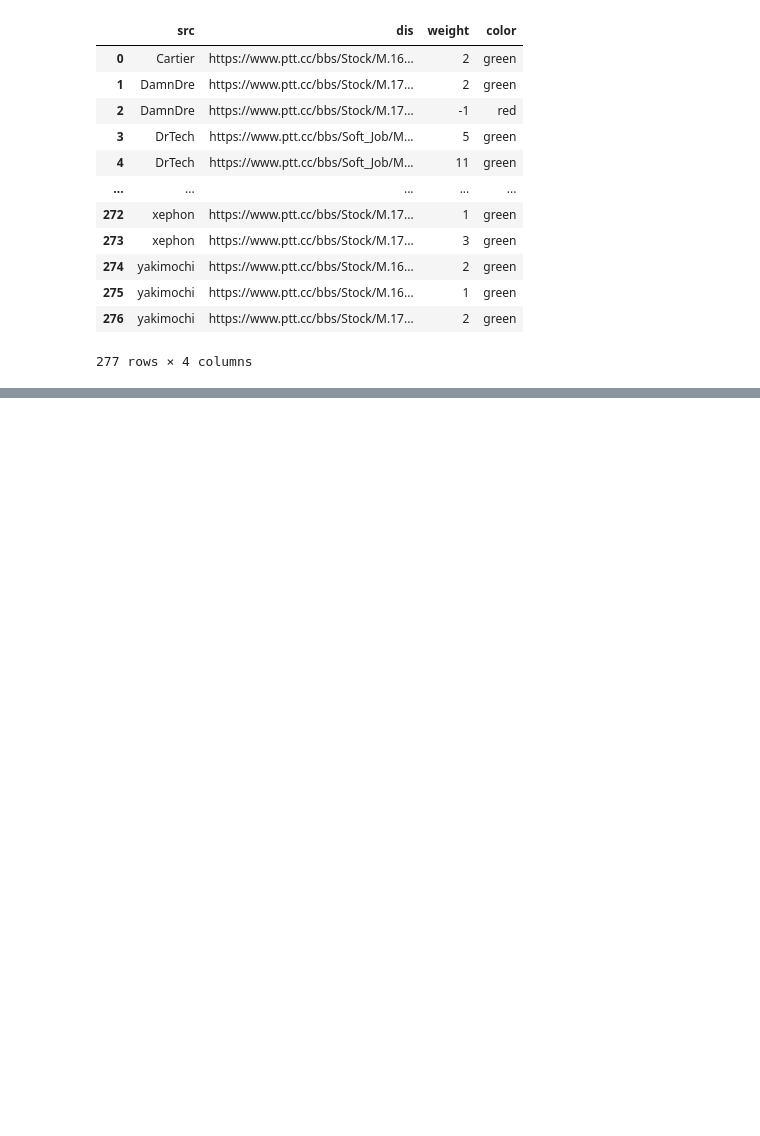
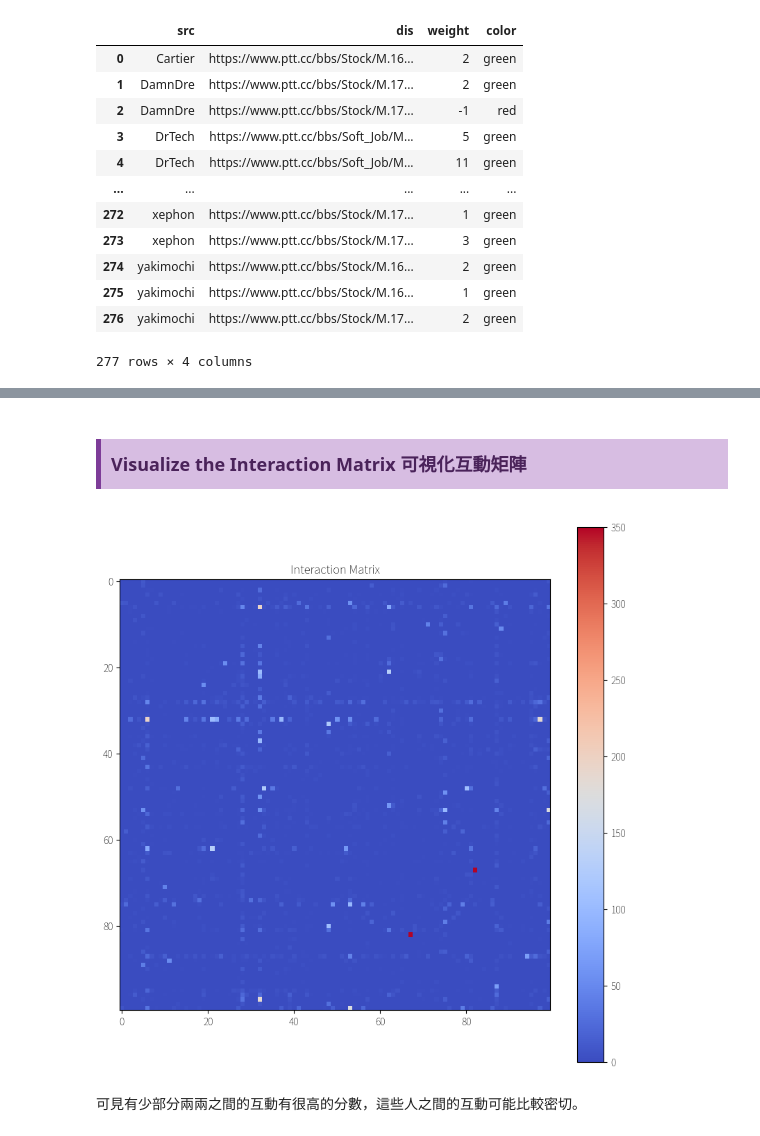
Before and after one commit to whats2000/SocialMediaAnalysisAboutAITrend, a Jupyter notebook: NetworkAnalysis.ipynb, the cells around one changed output, grey strips where cells are left out. Drawn from its saved outputs; the diff is of its cells as text; code cells hidden in the pictures; blank space fills up the shorter version.

```diff
--- a/NetworkAnalysis.ipynb
+++ b/NetworkAnalysis.ipynb
@@ -389,0 +397,13 @@ array([[0., 0., 0., ..., 0., 0., 0.],
+# %% [markdown]
+## <div style="font-family: 'Lucida Sans Unicode', sans-serif; font-size: 18px; color: #4A235A; background-color: #D7BDE2; text-align: left; padding: 10px; border-left: 5px solid #7D3C98; box-shadow: 0 4px 6px rgba(0, 0, 0, 0.2); margin-bottom: 10px;">Visualize the Interaction Matrix 可視化互動矩陣</div>
+# %%
+plt.figure(figsize=(10, 10))
+
+plt.imshow(matrix_sum, cmap='coolwarm', interpolation='nearest')
+plt.colorbar()
+plt.title('Interaction Matrix')
+plt.show()
+# %% [output]
+[figure, added]
+# %% [markdown]
+可見有少部分兩兩之間的互動有很高的分數，這些人之間的互動可能比較密切。
```
Also changed, not shown: parts of 69 cells of this notebook, 7 other files.
